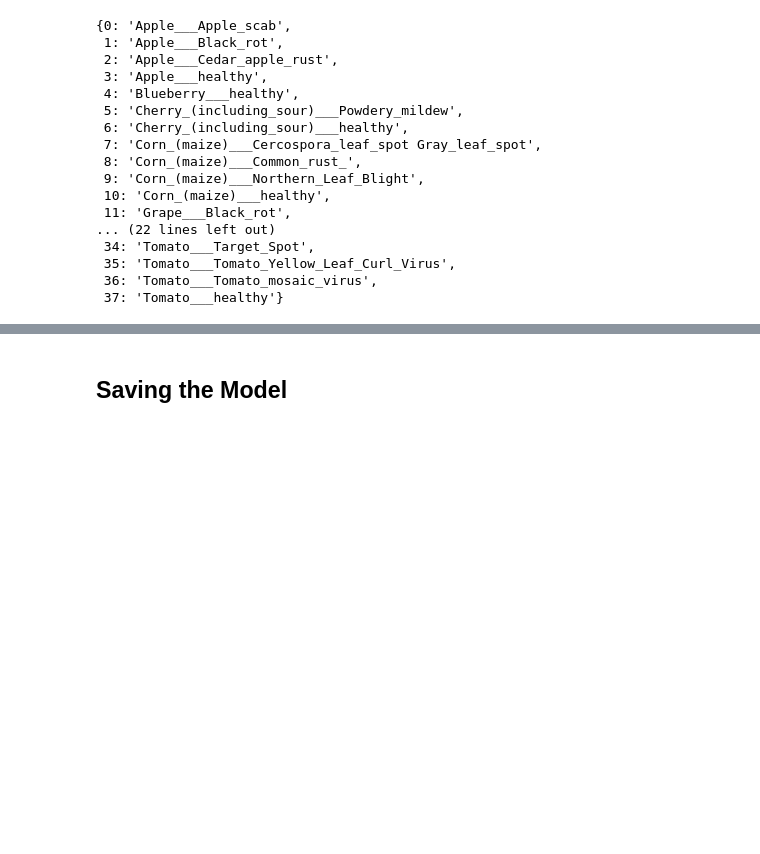
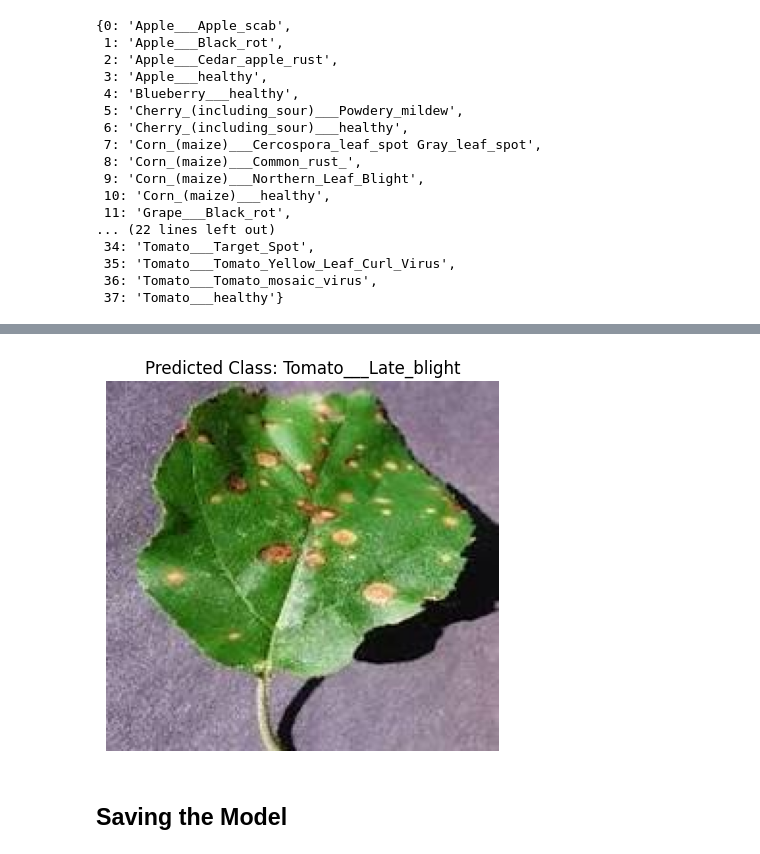
Before and after one commit to bonareri/Machine-Learning, a Jupyter notebook: Plant_disease_CNN.ipynb, the cells around one changed output, grey strips where cells are left out. Cells and saved outputs as stored; diff of their text form; code cells hidden in the pictures; blank space fills up the shorter version.

```diff
--- a/Plant_disease_CNN.ipynb
+++ b/Plant_disease_CNN.ipynb
@@ -296,8 +296,3 @@ class_indices
 # %%
 #saving the class name as json file
 json.dump(class_indices, open("class_indices.json", "w"))
-# %%
-#Example
-image_path =
-predicted_class_name = predict_image_class(model, image_path, class_indices)
-print(f"The predicted class is: {predicted_class_name}")
@@ -305,0 +299,20 @@ SyntaxError: invalid syntax (<ipython-input-70-913580c48b3b>, line 2)
+# %%
+# Function to display the image and the prediction
+def show_image_with_prediction(image_path, predicted_class_name):
+    # Load the image
+    img = mpimg.imread(image_path)
+
+    # Display the image
+    plt.imshow(img)
+    plt.axis('off')  # Turn off the axes
+    plt.title(f"Predicted Class: {predicted_class_name}")
+    plt.show()
+
+# Example usage
+image_path = '/content/Apple_black_rot.jpg'
+predicted_class_name = predict_image_class(model, image_path, class_indices)
+print(f"The predicted class is: {predicted_class_name}")
+
+# Show the image with the prediction
+show_image_with_prediction(image_path, predicted_class_name)
+# %% [output]
@@ -306,3 +321,4 @@ SyntaxError: invalid syntax (<ipython-input-70-913580c48b3b>, line 2)
+[figure, added]
 # %% [markdown]
 ## Saving the Model
 # %%
```
Also changed, not shown: parts of 16 cells of this notebook.
